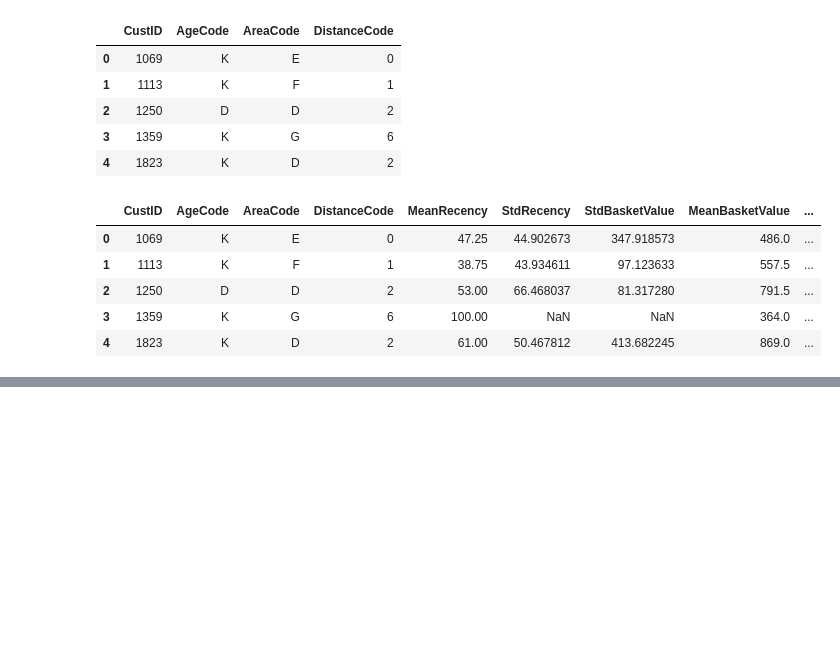
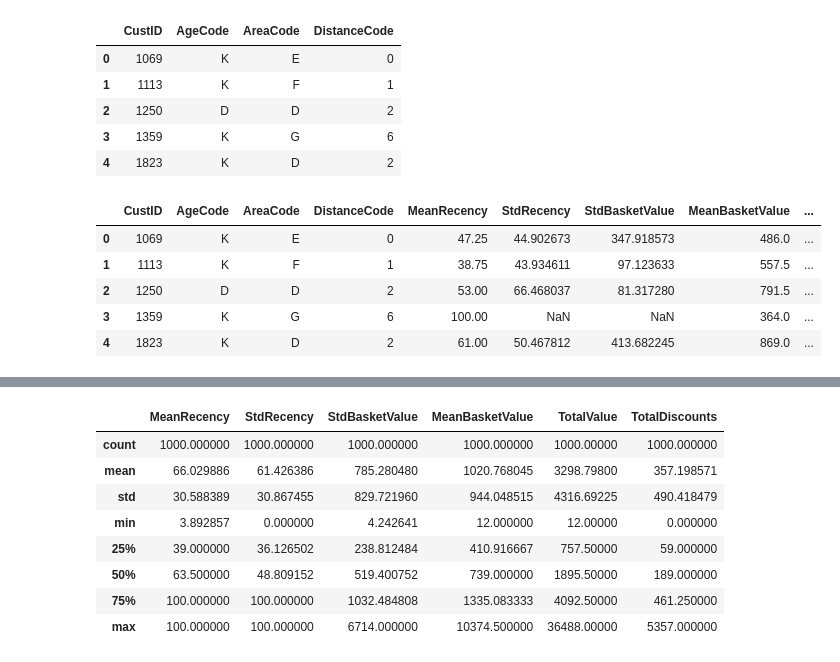
Before and after one commit to dwpsutton/market-basket, a Jupyter notebook: CustomerSegmentation.ipynb, the cells around one changed output, grey strips where cells are left out. Drawn from its saved outputs; the diff is of its cells as text; code cells hidden in the pictures; blank space fills up the shorter version.

```diff
--- a/CustomerSegmentation.ipynb
+++ b/CustomerSegmentation.ipynb
@@ -143,0 +181,13 @@ dtype: int64
+# %%
+cust_df.loc[set1,['MeanRecency','StdRecency','StdBasketValue',
+               'MeanBasketValue','TotalValue','TotalDiscounts']].describe()
+# %% [output]
+|  | MeanRecency | StdRecency | StdBasketValue | MeanBasketValue | TotalValue | TotalDiscounts |
+| count | 1000.000000 | 1000.000000 | 1000.000000 | 1000.000000 | 1000.00000 | 1000.000000 |
+| mean | 66.029886 | 61.426386 | 785.280480 | 1020.768045 | 3298.79800 | 357.198571 |
+| std | 30.588389 | 30.867455 | 829.721960 | 944.048515 | 4316.69225 | 490.418479 |
+| min | 3.892857 | 0.000000 | 4.242641 | 12.000000 | 12.00000 | 0.000000 |
+| 25% | 39.000000 | 36.126502 | 238.812484 | 410.916667 | 757.50000 | 59.000000 |
+| 50% | 63.500000 | 48.809152 | 519.400752 | 739.000000 | 1895.50000 | 189.000000 |
+| 75% | 100.000000 | 100.000000 | 1032.484808 | 1335.083333 | 4092.50000 | 461.250000 |
+| max | 100.000000 | 100.000000 | 6714.000000 | 10374.500000 | 36488.00000 | 5357.000000 |
```
Also changed, not shown: parts of 6 cells of this notebook.
